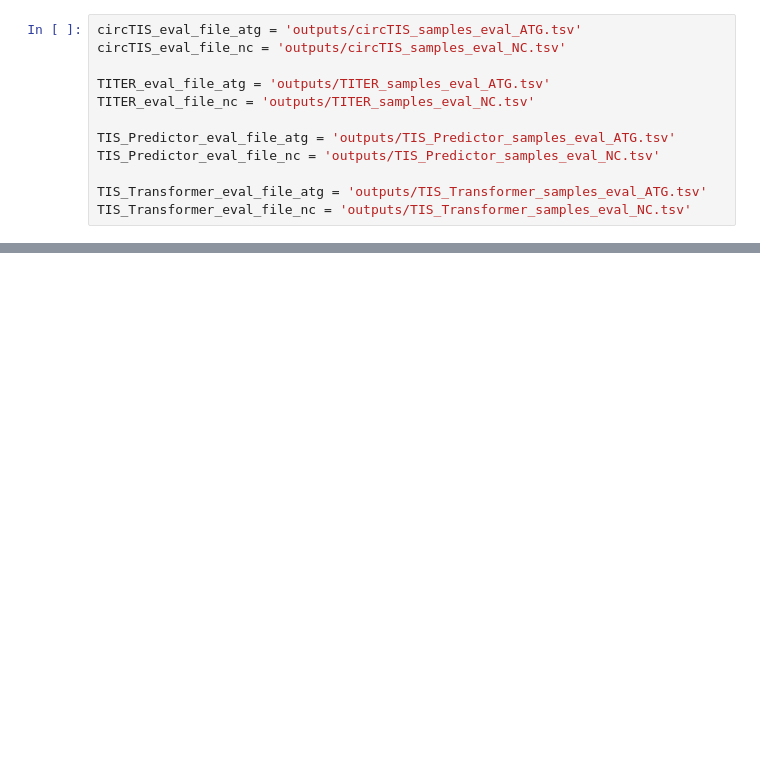
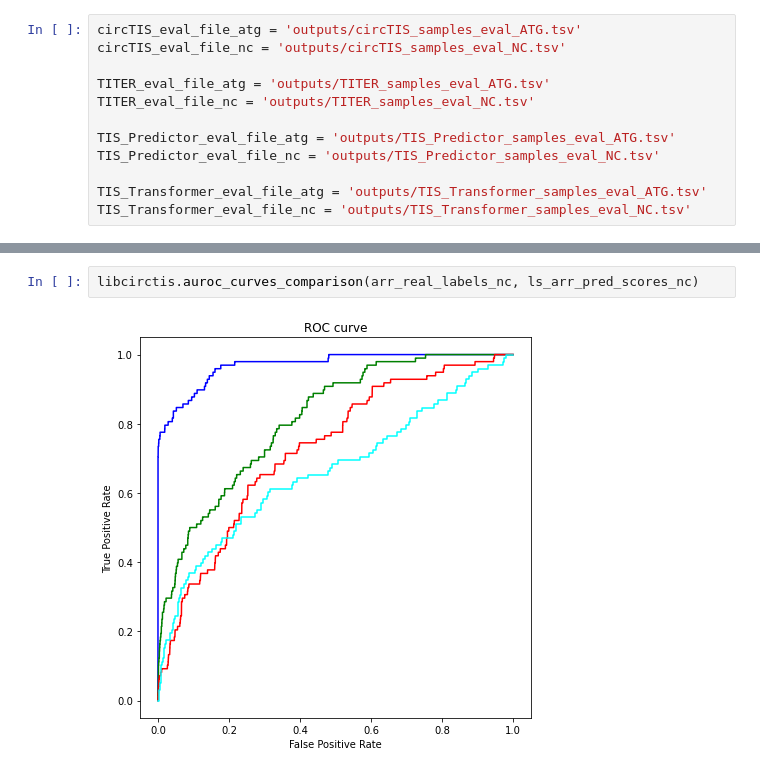
Before and after one commit to denilsonfbar/circTIS-exps-BSB2023, a Jupyter notebook: 16_Tools_comparison.ipynb, the cells around one changed output, grey strips where cells are left out. Cells and saved outputs as stored; diff of their text form; blank space fills up the shorter version.

```diff
--- a/16_Tools_comparison.ipynb
+++ b/16_Tools_comparison.ipynb
@@ -26,0 +166,4 @@ ls_arr_pred_scores = []
+# %%
+libcirctis.auroc_curves_comparison(arr_real_labels_nc, ls_arr_pred_scores_nc)
+# %% [output]
+[figure, added]
```
Also changed, not shown: parts of 27 cells of this notebook, 2 other files.
